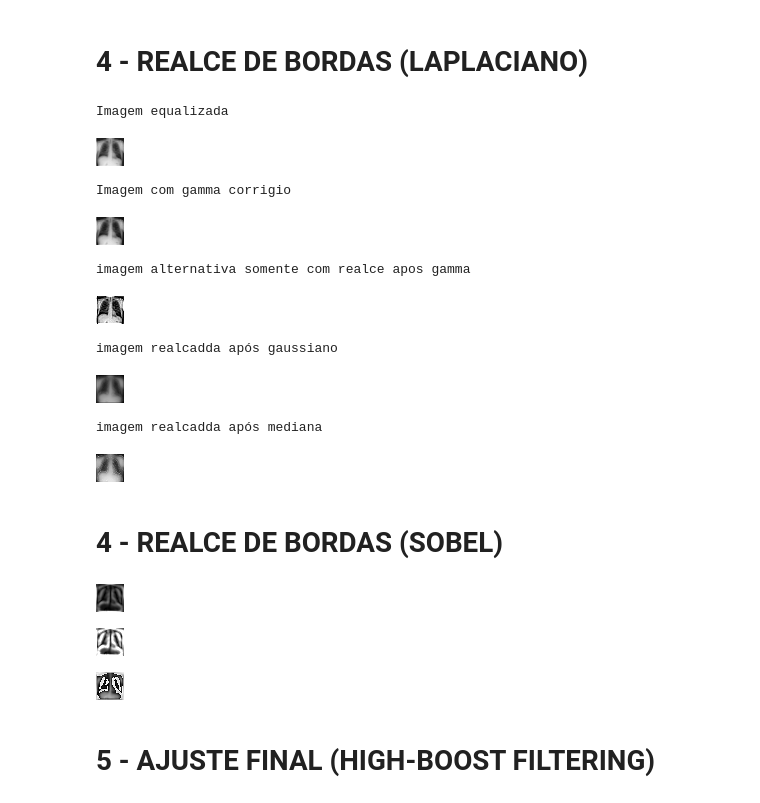
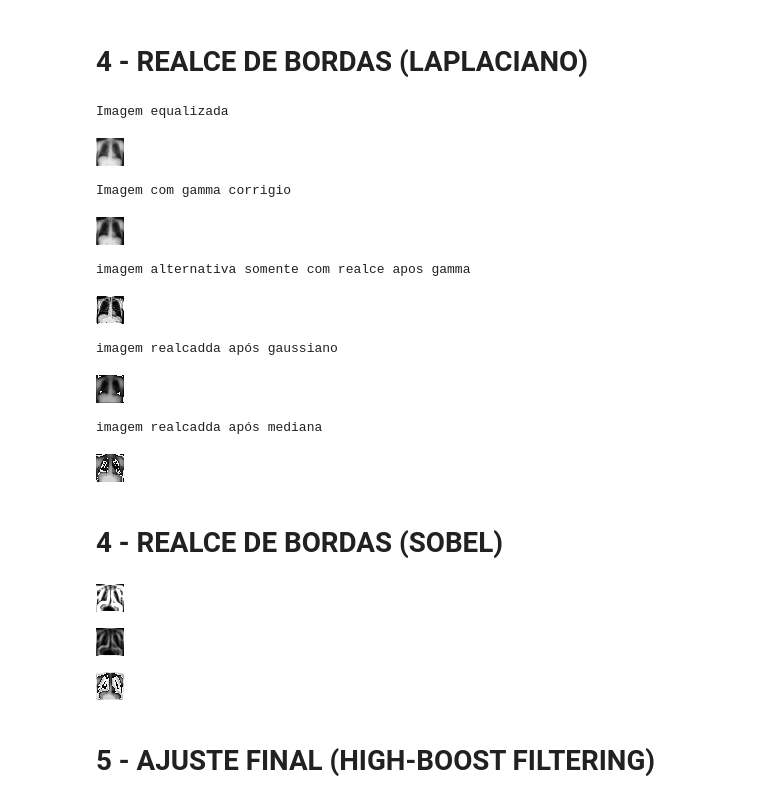
Before and after one commit to Henrique047/PDI_T1, a Jupyter notebook: Cópia_de_PDI_T1.ipynb, the cells around one changed output. Drawn from its saved outputs; the diff is of its cells as text; code cells hidden in the pictures.

```diff
--- a/Cópia_de_PDI_T1.ipynb
+++ b/Cópia_de_PDI_T1.ipynb
@@ -222,7 +222,7 @@ plt.show()
 img_in = img_eq
 
 c = 1 #255/(np.log(1 + np.max(img_eq)))
-gamma = 1.2
+gamma = 1.4
 #img_out = np.array(c*255**(img_in/255) ** gamma, dtype = np.uint8)
 img_out = np.array(c*255*(img_in/255)**gamma, dtype = np.uint8)
 
@@ -444,10 +452,10 @@ laplace = conv2d_sharpening(img_out, kernel_laplaciano)
 laplace_final = img_out - laplace  # ou +, dependendo do efeito desejado
 laplace_final = np.clip(laplace_final, 0, 255).astype(np.uint8)
 
-img_realcadag = img_g3 + laplacianogaus  # ou +, dependendo do efeito desejado
+img_realcadag = img_g3 - laplacianogaus  # ou +, dependendo do efeito desejado
 img_realcadag = np.clip(img_realcadag, 0, 255).astype(np.uint8)
 
-img_realcadam = img_med3 + laplacianomed  # ou +, dependendo do efeito desejado
+img_realcadam = img_med3 - laplacianomed  # ou +, dependendo do efeito desejado
 img_realcadam = np.clip(img_realcadam, 0, 255).astype(np.uint8)
 
 print("Imagem equalizada")
@@ -468,38 +476,40 @@ Imagem com gamma corrigio
 imagem alternativa somente com realce apos gamma
 [figure]
 imagem realcadda após gaussiano
-[figure, old version]
+[figure, new version]
 imagem realcadda após mediana
-[figure, old version]
+[figure, new version]
 # %% [markdown]
 # **4 - REALCE DE BORDAS (SOBEL)**
 # %%
 kernel_sobel_1 = np.array(([-1,-2,-1],[0,0,0],[1,2,1]))
 kernel_sobel_2 = np.array(([-1,0,1],[-2,0,2],[-1,0,1]))
 
-img_sobel_1 = conv2d_sharpening(img_g3, kernel_sobel_1)
-img_sobel_2 = conv2d_sharpening(img_g3, kernel_sobel_2)
+img_sobel_1 = conv2d_sharpening(img_med3, kernel_sobel_1)
+img_sobel_2 = conv2d_sharpening(img_med3, kernel_sobel_2)
 
 def normaliza_img(img):
     img = np.abs(img).astype(np.float32)
     min_val = np.min(img)
     max_val = np.max(img)
     if max_val == min_val:
         return np.zeros_like(img, dtype=np.uint8)
     norm_img = 255 * (img - min_val) / (max_val - min_val)
     return norm_img.astype(np.uint8)
 
 img_sobel = np.abs(img_sobel_1)+np.abs(img_sobel_2)
 img_sobel_norm = normaliza_img(img_sobel)
+
+imagem_realcada =  img_med3 - img_sobel_norm
+imagem_realcada = np.clip(imagem_realcada, 0, 255).astype(np.uint8)
+
+cv2_imshow(img_sobel)
 cv2_imshow(img_sobel_norm)
-cv2_imshow(img_sobel)
-img_realcada = img_g3 - img_sobel_norm
-img_realcada = np.clip(img_realcada, 0, 255).astype(np.uint8)
-cv2_imshow(img_realcada)
+cv2_imshow(imagem_realcada)
 # %% [output]
-[figure, old version]
+[figure, new version]
-[figure, old version]
+[figure, new version]
-[figure, old version]
+[figure, new version]
 # %% [markdown]
 # **5 - AJUSTE FINAL (HIGH-BOOST FILTERING)**
 # %%
```
Also changed, not shown: parts of 13 cells of this notebook.
